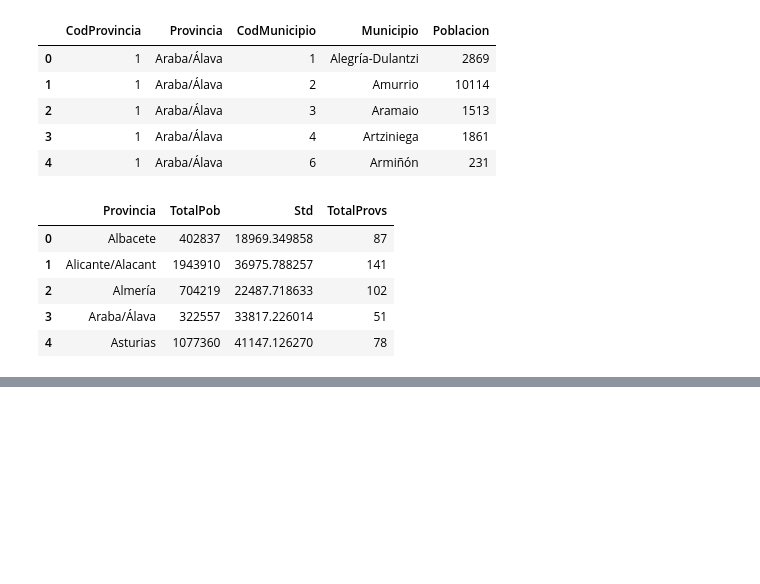
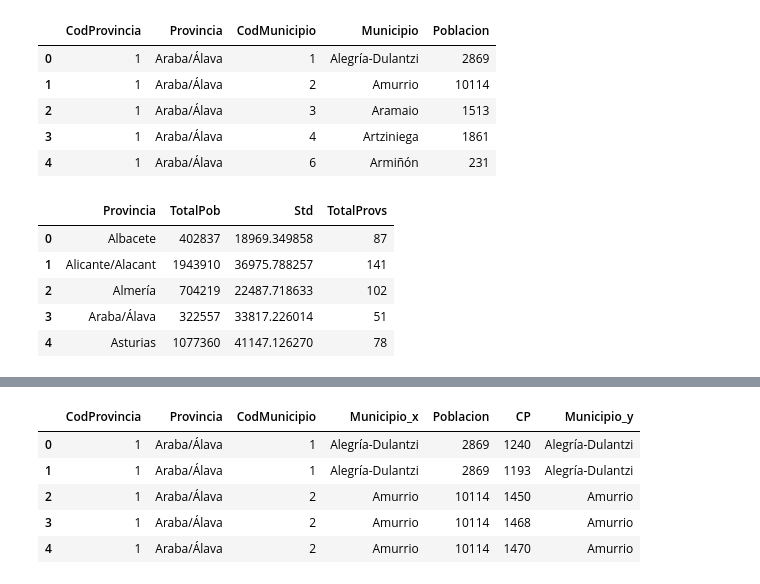
Before and after one commit to RaulRC/mia-iia, a Jupyter notebook: task2/Tema2_Raul_ReguilloCarmona.ipynb, the cells around one changed output, grey strips where cells are left out. Saved outputs shown, nothing was run; the diff lists cells and outputs as text; code cells hidden in the pictures; blank space fills up the shorter version.

```diff
--- a/task2/Tema2_Raul_ReguilloCarmona.ipynb
+++ b/task2/Tema2_Raul_ReguilloCarmona.ipynb
@@ -156,3 +158,5 @@ res_pob.head()
 | 2 | Almería | 704219 | 22487.718633 | 102 |
 | 3 | Araba/Álava | 322557 | 33817.226014 | 51 |
 | 4 | Asturias | 1077360 | 41147.126270 | 78 |
+# %%
+muns = pd.read_csv("inputs/CP_Municipios.csv")
@@ -158,0 +181,12 @@ res_pob.head()
+# %%
+pob_merge = pob.merge(muns,
+                      left_on=['CodProvincia', 'CodMunicipio'], right_on=['CodProvincia', 'CodMunicipio'])
+# %%
+pob_merge.head()
+# %% [output]
+|  | CodProvincia | Provincia | CodMunicipio | Municipio_x | Poblacion | CP | Municipio_y |
+| 0 | 1 | Araba/Álava | 1 | Alegría-Dulantzi | 2869 | 1240 | Alegría-Dulantzi |
+| 1 | 1 | Araba/Álava | 1 | Alegría-Dulantzi | 2869 | 1193 | Alegría-Dulantzi |
+| 2 | 1 | Araba/Álava | 2 | Amurrio | 10114 | 1450 | Amurrio |
+| 3 | 1 | Araba/Álava | 2 | Amurrio | 10114 | 1468 | Amurrio |
+| 4 | 1 | Araba/Álava | 2 | Amurrio | 10114 | 1470 | Amurrio |
```
Also changed, not shown: parts of 18 cells of this notebook.
